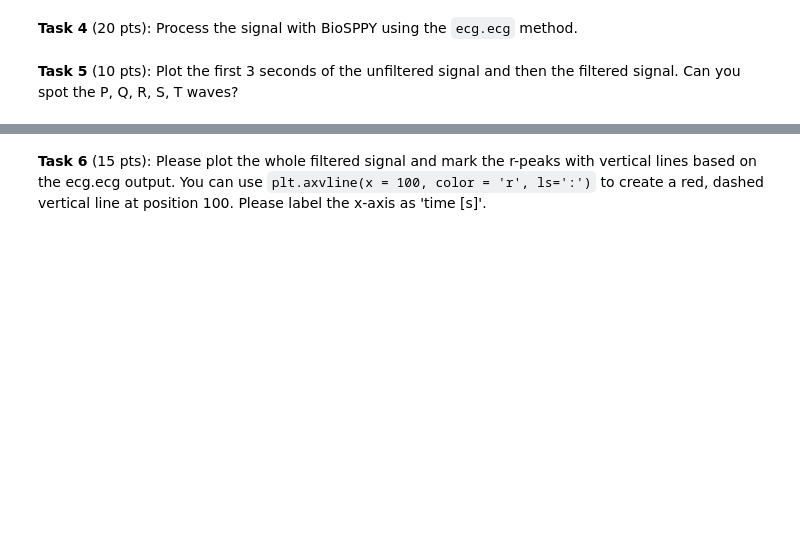
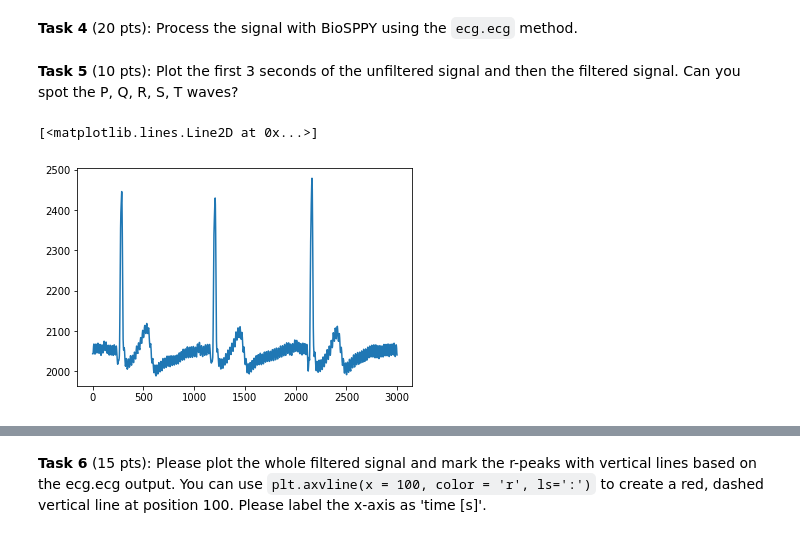
Before and after one commit to bostongfx/cs666student_2023, a Jupyter notebook: CS666_Assignment_1.ipynb, the cells around one changed output, grey strips where cells are left out. Cells and saved outputs as stored; diff of their text form; code cells hidden in the pictures; blank space fills up the shorter version.

```diff
--- a/CS666_Assignment_1.ipynb
+++ b/CS666_Assignment_1.ipynb
@@ -34,0 +54,5 @@ SECONDS = 0 ### TODO!
+# %%
+plt.plot(signal[0:3000])
+# %% [output]
+[<matplotlib.lines.Line2D at 0x...>]
+[figure, added]
```
Also changed, not shown: parts of 15 cells of this notebook.
